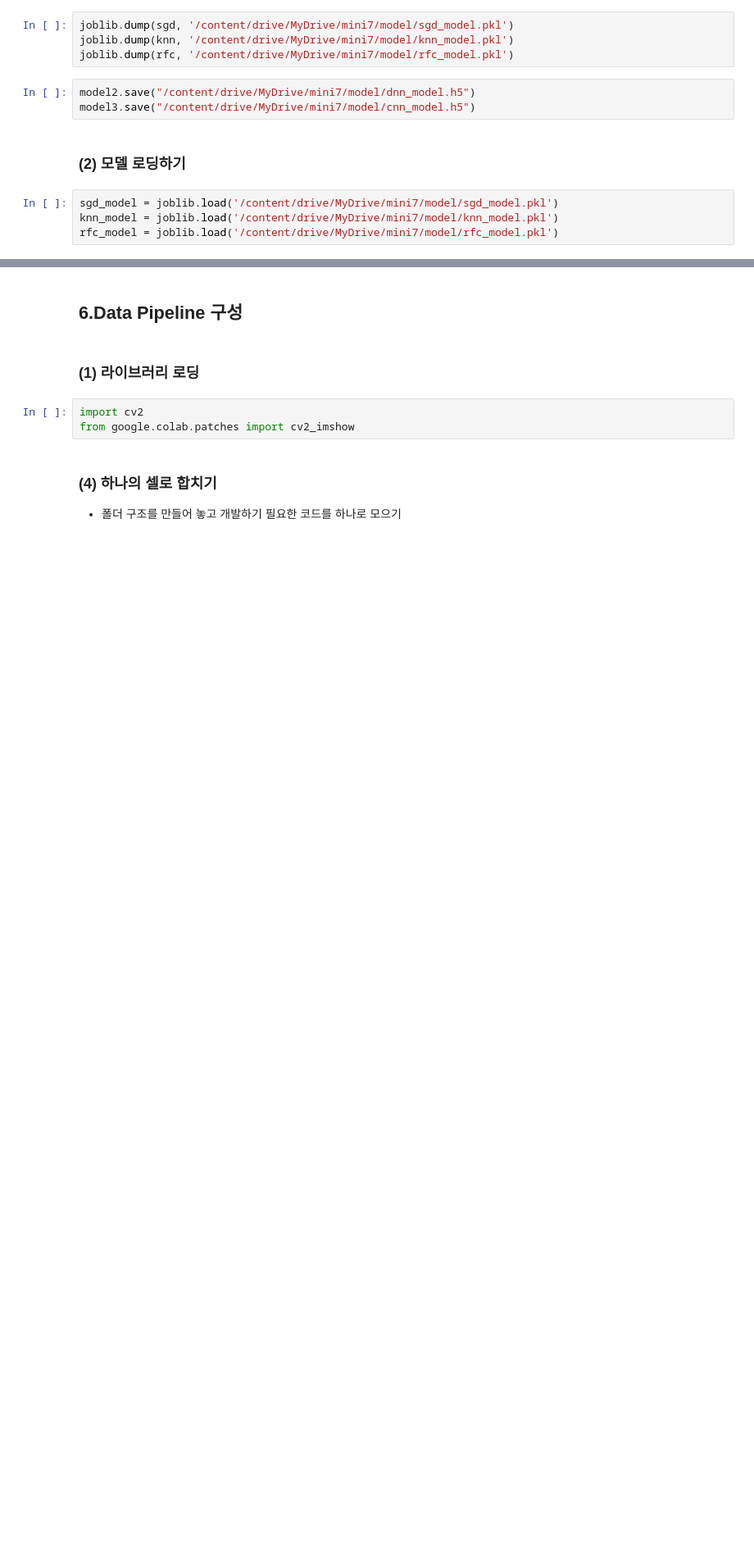
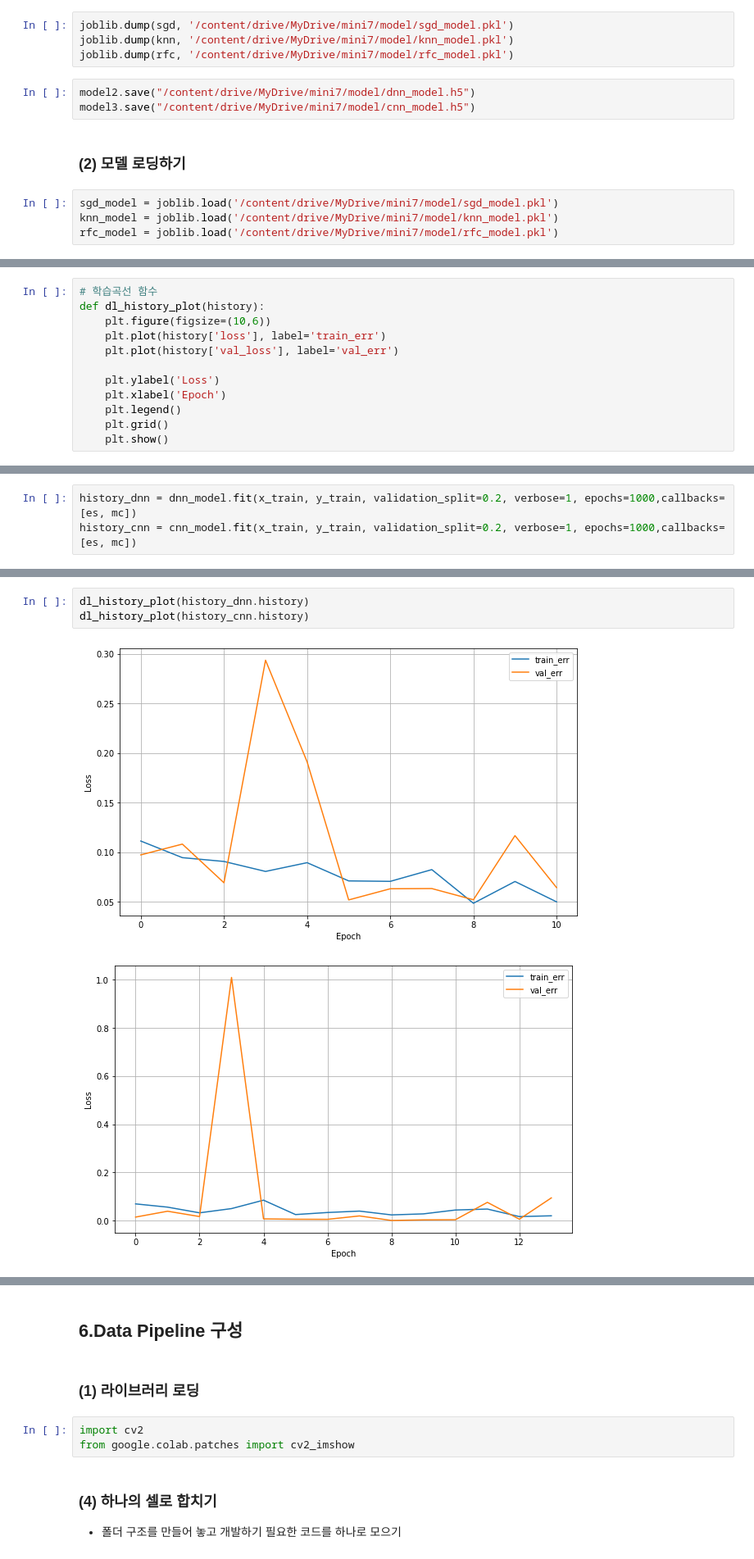
Before and after one commit to hardids/Sign-Language-Translation, a Jupyter notebook: modeling/과제1_수어번역기_LSY.ipynb, the cells around one changed output, grey strips where cells are left out. Shown at 82% size. Drawn from its saved outputs; the diff is of its cells as text; blank space fills up the shorter version.

```diff
--- a/modeling/과제1_수어번역기_LSY.ipynb
+++ b/modeling/과제1_수어번역기_LSY.ipynb
@@ -470,0 +583,12 @@ cnn_model_Agu2=load_model("/content/drive/MyDrive/mini7/model/cnn_model_Agu2.h5"
+# %%
+# 학습곡선 함수
+def dl_history_plot(history):
+    plt.figure(figsize=(10,6))
+    plt.plot(history['loss'], label='train_err')
+    plt.plot(history['val_loss'], label='val_err')
+
+    plt.ylabel('Loss')
+    plt.xlabel('Epoch')
+    plt.legend()
+    plt.grid()
+    plt.show()
@@ -470,0 +615,3 @@ cnn_model_Agu2=load_model("/content/drive/MyDrive/mini7/model/cnn_model_Agu2.h5"
+# %%
+history_dnn = dnn_model.fit(x_train, y_train, validation_split=0.2, verbose=1, epochs=1000,callbacks=[es, mc])
+history_cnn = cnn_model.fit(x_train, y_train, validation_split=0.2, verbose=1, epochs=1000,callbacks=[es, mc])
@@ -470,0 +678,6 @@ cnn_model_Agu2=load_model("/content/drive/MyDrive/mini7/model/cnn_model_Agu2.h5"
+# %%
+dl_history_plot(history_dnn.history)
+dl_history_plot(history_cnn.history)
+# %% [output]
+[figure, added]
+[figure, added]
```
Also changed, not shown: parts of 27 cells of this notebook.
